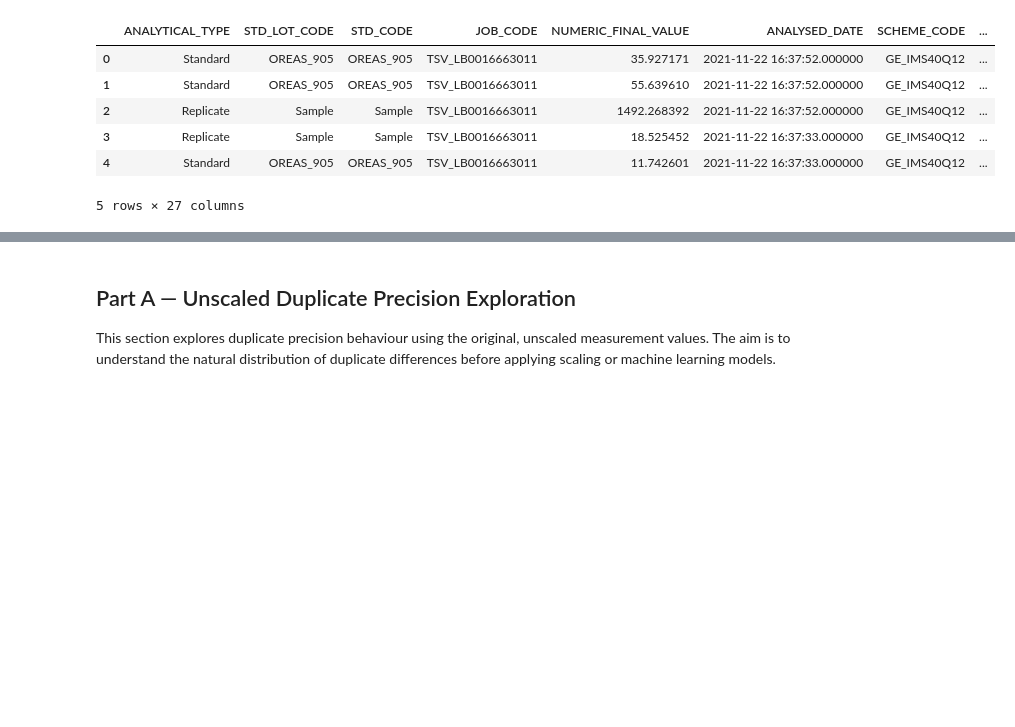
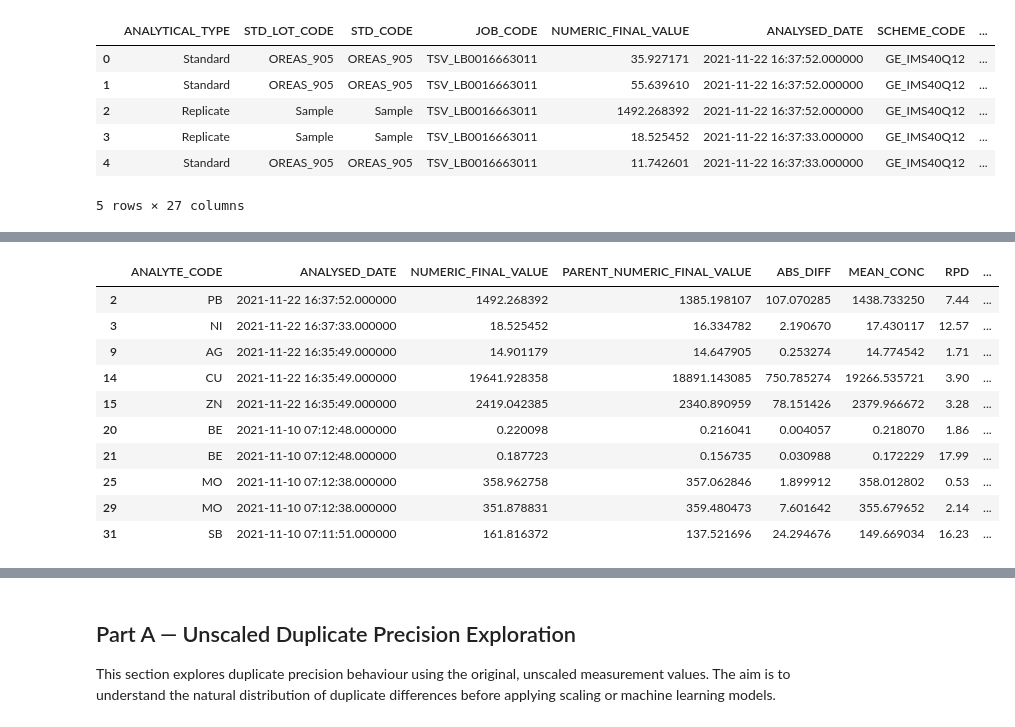
Before and after one commit to Jettiz/QUT-Capstone-Team-32-Datamine-QC-Quality-Control, a Jupyter notebook: notebooks/04_qc_duplicate_analysis.ipynb, the cells around one changed output, grey strips where cells are left out. Saved outputs shown, nothing was run; the diff lists cells and outputs as text; code cells hidden in the pictures; blank space fills up the shorter version.

```diff
--- a/notebooks/04_qc_duplicate_analysis.ipynb
+++ b/notebooks/04_qc_duplicate_analysis.ipynb
@@ -69,3 +177,11 @@ df_duplicates = df[df["ANALYTICAL_TYPE"].str.strip().str.lower() == "duplicate"]
 
 # Export to CSV
 df_duplicates.to_csv("../data/processed/duplicates_only.csv", index=False)
+# %%
+# Filter replicates AND select only important columns
+df_replicates = df[
+    df["ANALYTICAL_TYPE"].str.strip().str.lower() == "replicate"
+][important_cols].copy()
+
+# Export to CSV
+df_replicates.to_csv("../data/processed/replicates_only.csv", index=False)
@@ -133 +273,15 @@ Name: count, dtype: int64
+# %%
+df_replicates_model.head(10)
+# %% [output]
+|  | ANALYTE_CODE | ANALYSED_DATE | NUMERIC_FINAL_VALUE | PARENT_NUMERIC_FINAL_VALUE | ABS_DIFF | MEAN_CONC | RPD | ... |
+| 2 | PB | 2021-11-22 16:37:52.000000 | 1492.268392 | 1385.198107 | 107.070285 | 1438.733250 | 7.44 | ... |
+| 3 | NI | 2021-11-22 16:37:33.000000 | 18.525452 | 16.334782 | 2.190670 | 17.430117 | 12.57 | ... |
+| 9 | AG | 2021-11-22 16:35:49.000000 | 14.901179 | 14.647905 | 0.253274 | 14.774542 | 1.71 | ... |
+| 14 | CU | 2021-11-22 16:35:49.000000 | 19641.928358 | 18891.143085 | 750.785274 | 19266.535721 | 3.90 | ... |
+| 15 | ZN | 2021-11-22 16:35:49.000000 | 2419.042385 | 2340.890959 | 78.151426 | 2379.966672 | 3.28 | ... |
+| 20 | BE | 2021-11-10 07:12:48.000000 | 0.220098 | 0.216041 | 0.004057 | 0.218070 | 1.86 | ... |
+| 21 | BE | 2021-11-10 07:12:48.000000 | 0.187723 | 0.156735 | 0.030988 | 0.172229 | 17.99 | ... |
+| 25 | MO | 2021-11-10 07:12:38.000000 | 358.962758 | 357.062846 | 1.899912 | 358.012802 | 0.53 | ... |
+| 29 | MO | 2021-11-10 07:12:38.000000 | 351.878831 | 359.480473 | 7.601642 | 355.679652 | 2.14 | ... |
+| 31 | SB | 2021-11-10 07:11:51.000000 | 161.816372 | 137.521696 | 24.294676 | 149.669034 | 16.23 | ... |
 # %%
```
Also changed, not shown: parts of 32 cells of this notebook.
